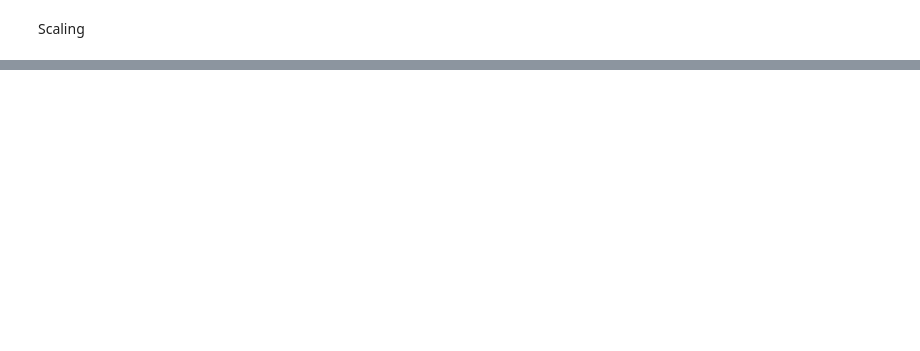
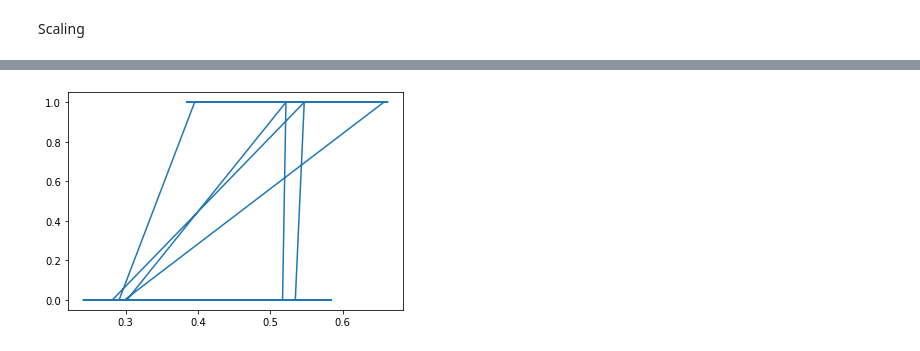
Before and after one commit to ayyappa7/social_networking_Logistic, a Jupyter notebook: logistic-regression/logistic_regression.ipynb, the cells around one changed output, grey strips where cells are left out. Saved outputs shown, nothing was run; the diff lists cells and outputs as text; code cells hidden in the pictures; blank space fills up the shorter version.

```diff
--- a/logistic-regression/logistic_regression.ipynb
+++ b/logistic-regression/logistic_regression.ipynb
@@ -54,0 +77,6 @@ out_train = out[40:]
+# %%
+predicted=sigmoid(np.transpose(np.dot(params, testScaled)))
+plt.plot(predicted, out_test)
+plt.show()
+# %% [output]
+[figure, added]
```
Also changed, not shown: parts of 5 cells of this notebook.
